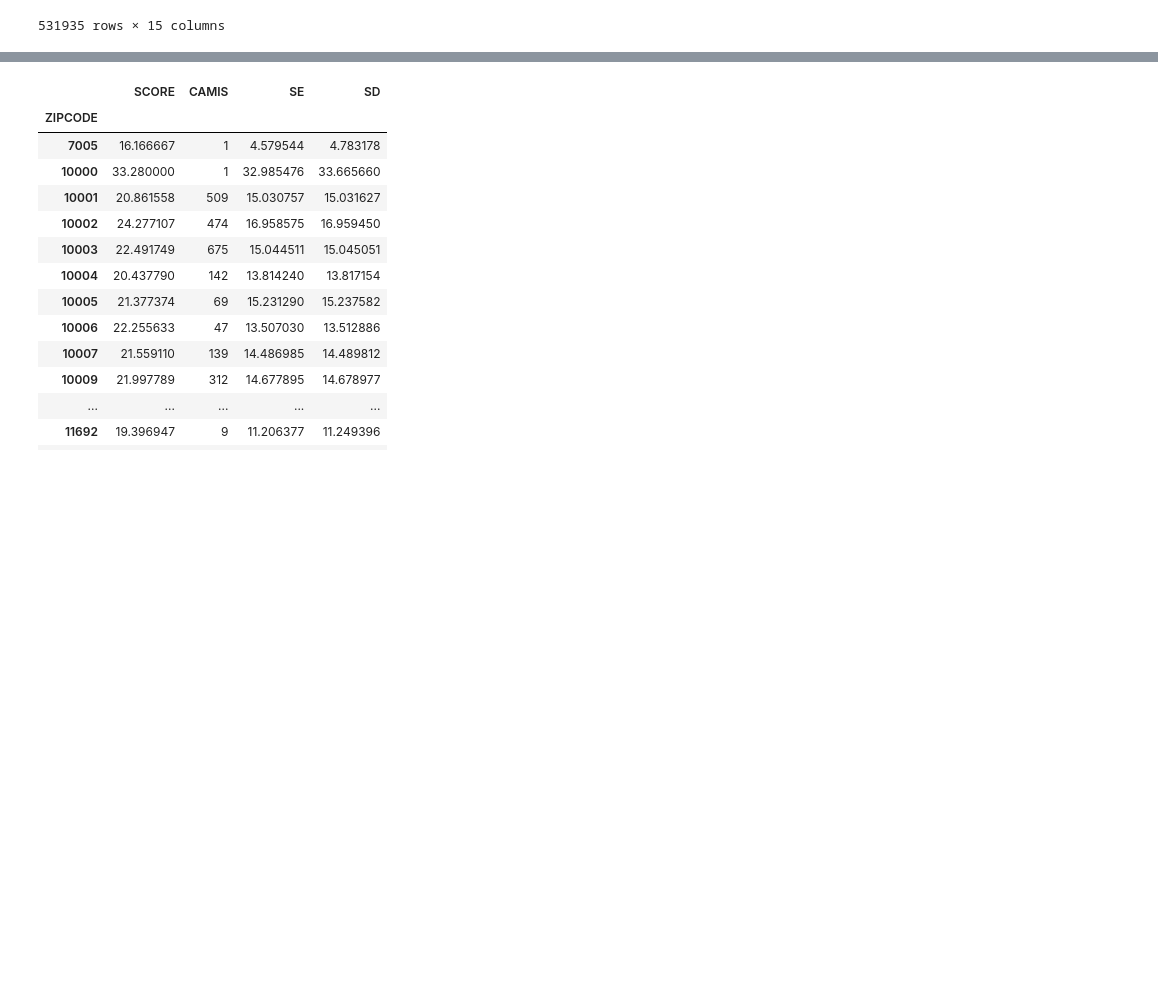
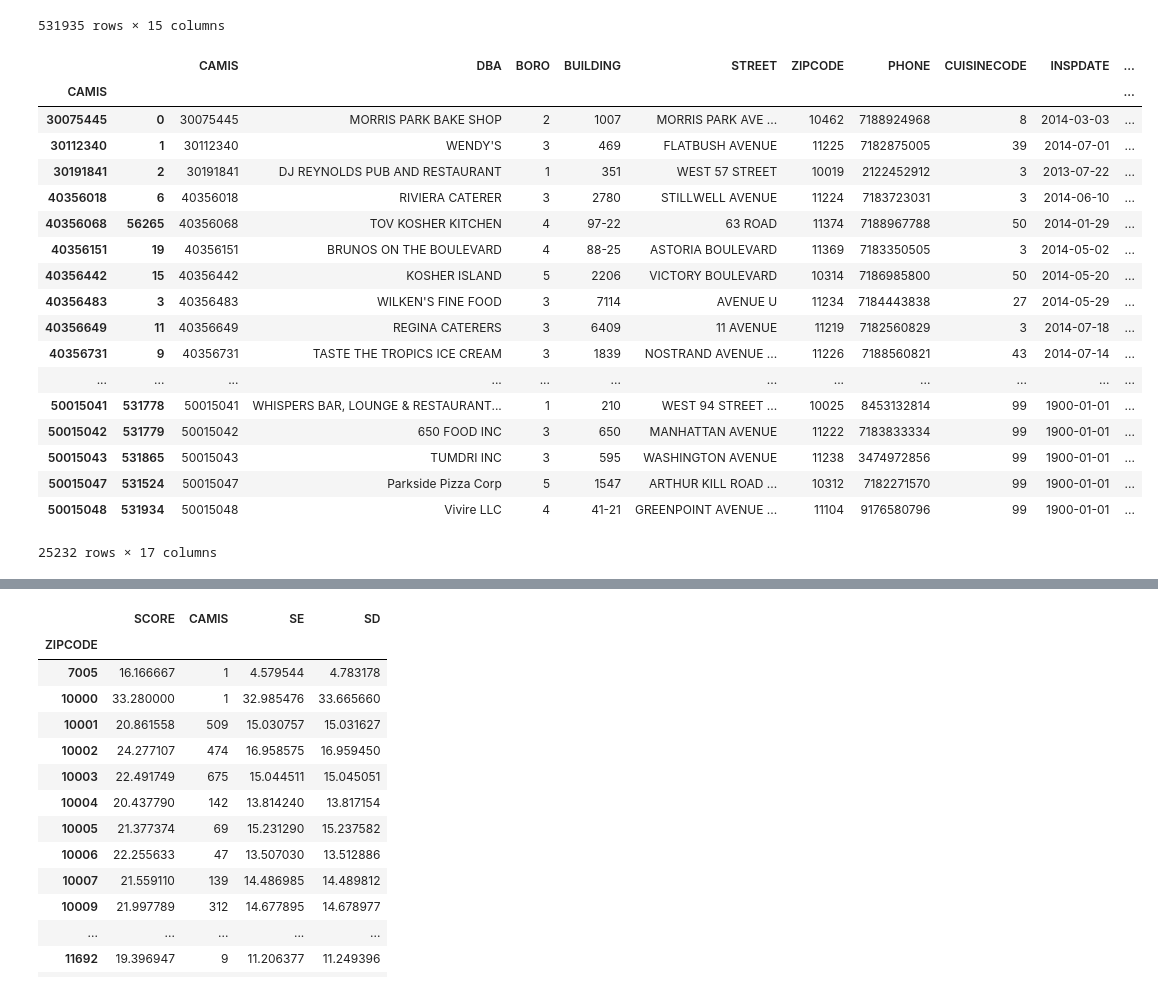
Before and after one commit to udicuty/miniprojects, a Jupyter notebook: SQL/SQL.ipynb, the cells around one changed output, grey strips where cells are left out. Cells and saved outputs as stored; diff of their text form; code cells hidden in the pictures; blank space fills up the shorter version.

```diff
--- a/SQL/SQL.ipynb
+++ b/SQL/SQL.ipynb
@@ -26,6 +26,32 @@ df
 531935 rows × 15 columns
 # %%
 df['SD'] = df['SE'] = df.SCORE
+# %%
+df.INSPDATE=pd.to_datetime(df.INSPDATE)
+df.GRADEDATE=pd.to_datetime(df.GRADEDATE)
+df.RECORDDATE=pd.to_datetime(df.RECORDDATE)
+c=df.groupby("CAMIS").apply(lambda x: x.sort_values(by='INSPDATE',ascending=False).head(1))
+c
+# %% [output]
+|  |  | CAMIS | DBA | BORO | BUILDING | STREET | ZIPCODE | PHONE | CUISINECODE | INSPDATE | ... |
+| CAMIS |  |  |  |  |  |  |  |  |  |  | ... |
+| 30075445 | 0 | 30075445 | MORRIS PARK BAKE SHOP | 2 | 1007 | MORRIS PARK AVE ... | 10462 | 7188924968 | 8 | 2014-03-03 | ... |
+| 30112340 | 1 | 30112340 | WENDY'S | 3 | 469 | FLATBUSH AVENUE | 11225 | 7182875005 | 39 | 2014-07-01 | ... |
+| 30191841 | 2 | 30191841 | DJ REYNOLDS PUB AND RESTAURANT | 1 | 351 | WEST 57 STREET | 10019 | 2122452912 | 3 | 2013-07-22 | ... |
+| 40356018 | 6 | 40356018 | RIVIERA CATERER | 3 | 2780 | STILLWELL AVENUE | 11224 | 7183723031 | 3 | 2014-06-10 | ... |
+| 40356068 | 56265 | 40356068 | TOV KOSHER KITCHEN | 4 | 97-22 | 63 ROAD | 11374 | 7188967788 | 50 | 2014-01-29 | ... |
+| 40356151 | 19 | 40356151 | BRUNOS ON THE BOULEVARD | 4 | 88-25 | ASTORIA BOULEVARD | 11369 | 7183350505 | 3 | 2014-05-02 | ... |
+| 40356442 | 15 | 40356442 | KOSHER ISLAND | 5 | 2206 | VICTORY BOULEVARD | 10314 | 7186985800 | 50 | 2014-05-20 | ... |
+| 40356483 | 3 | 40356483 | WILKEN'S FINE FOOD | 3 | 7114 | AVENUE U | 11234 | 7184443838 | 27 | 2014-05-29 | ... |
+| 40356649 | 11 | 40356649 | REGINA CATERERS | 3 | 6409 | 11 AVENUE | 11219 | 7182560829 | 3 | 2014-07-18 | ... |
+| 40356731 | 9 | 40356731 | TASTE THE TROPICS ICE CREAM | 3 | 1839 | NOSTRAND AVENUE ... | 11226 | 7188560821 | 43 | 2014-07-14 | ... |
+| ... | ... | ... | ... | ... | ... | ... | ... | ... | ... | ... | ... |
+| 50015041 | 531778 | 50015041 | WHISPERS BAR, LOUNGE & RESTAURANT... | 1 | 210 | WEST 94 STREET ... | 10025 | 8453132814 | 99 | 1900-01-01 | ... |
+| 50015042 | 531779 | 50015042 | 650 FOOD INC | 3 | 650 | MANHATTAN AVENUE | 11222 | 7183833334 | 99 | 1900-01-01 | ... |
+| 50015043 | 531865 | 50015043 | TUMDRI INC | 3 | 595 | WASHINGTON AVENUE | 11238 | 3474972856 | 99 | 1900-01-01 | ... |
+| 50015047 | 531524 | 50015047 | Parkside Pizza Corp | 5 | 1547 | ARTHUR KILL ROAD ... | 10312 | 7182271570 | 99 | 1900-01-01 | ... |
+| 50015048 | 531934 | 50015048 | Vivire LLC | 4 | 41-21 | GREENPOINT AVENUE ... | 11104 | 9176580796 | 99 | 1900-01-01 | ... |
+25232 rows × 17 columns
 # %%
 df
 # %% [output]
```
Also changed, not shown: parts of 11 cells of this notebook.
